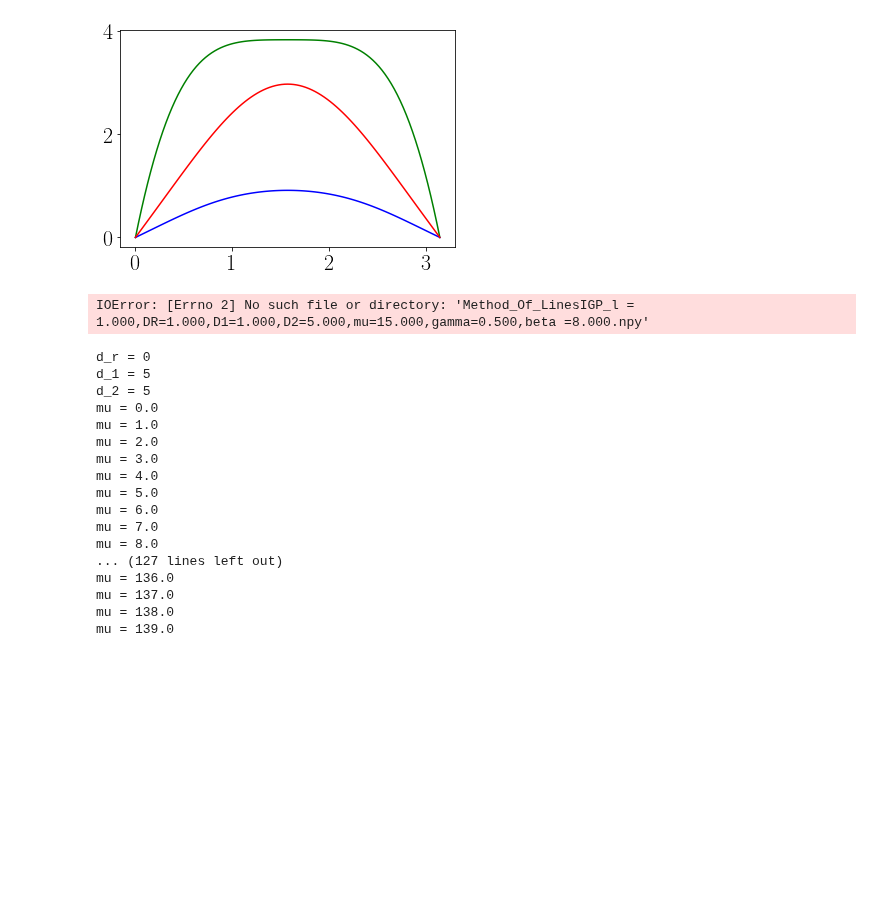
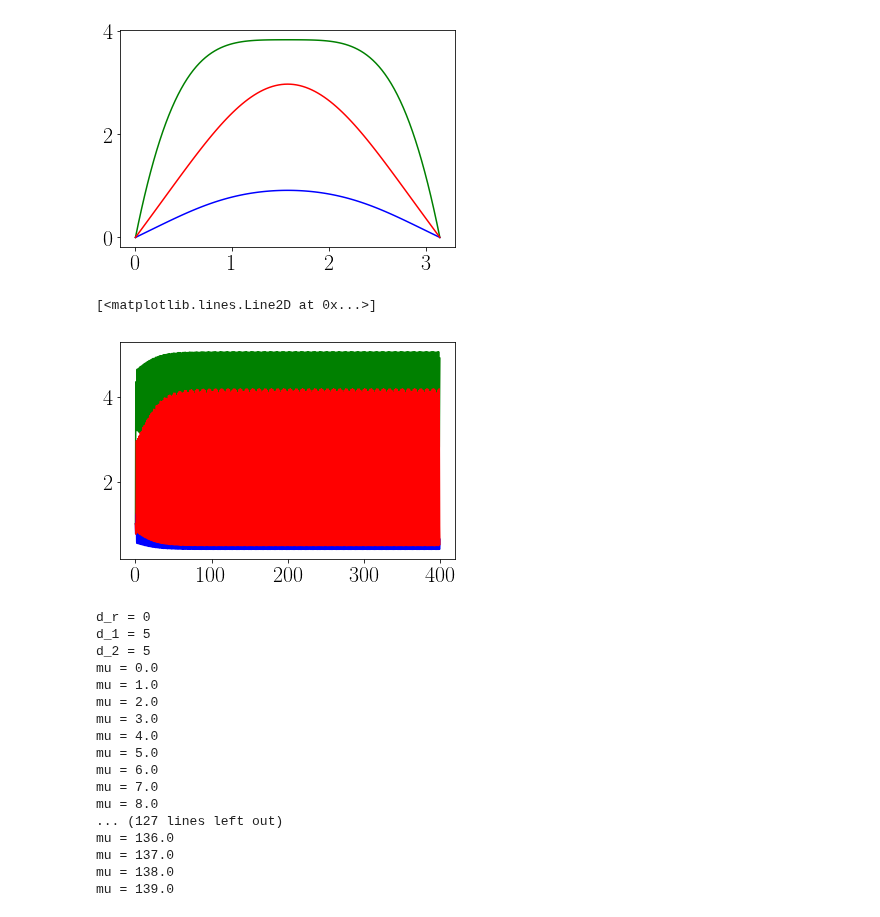
Before and after one commit to reand705/IGP, a Jupyter notebook: Method_Of_LinesIGP.ipynb, the cells around one changed output. Saved outputs shown, nothing was run; the diff lists cells and outputs as text; code cells hidden in the pictures; blank space fills up the shorter version.

```diff
--- a/Method_Of_LinesIGP.ipynb
+++ b/Method_Of_LinesIGP.ipynb
@@ -262,26 +262,27 @@ plt.plot(x,C2[0:M,-10],color = 'red')
 # %%
 #centro do patch no tempo (ver se a população está constante mesmo,por exemplo)
 DR = 1.0
 D1 = 1.0
 D2 = 5.0
-l = 1.0
+l = 0.5 + 30*0.0125
 alpha = 1.0
 beta = 8
 gamma = 0.5
 phi = 1.0
 mu = 15
 
 sol = np.load('Method_Of_LinesIGP_l = %.3f,DR=%.3f,D1=%.3f,D2=%.3f,mu=%.3f,gamma=%.3f,beta =%.3f.npy'
         % (l,DR,D1,D2,mu,gamma,beta))
 
 R = np.transpose(sol[:,0:M])
 C1 = np.transpose(sol[:,M:2*M])
 C2 = np.transpose(sol[:,2*M:])
-plt.plot(t[-100:],R[M/2,-100:],color = 'green')
-plt.plot(t[-100:],C1[M/2,-100:],color = 'blue')
-plt.plot(t[-100:],C2[M/2,-100:],color = 'red')
+plt.plot(t[:],R[M/2,:],color = 'green')
+plt.plot(t[:],C1[M/2,:],color = 'blue')
+plt.plot(t[:],C2[M/2,:],color = 'red')
 # %% [output]
-IOError: [Errno 2] No such file or directory: 'Method_Of_LinesIGP_l = 1.000,DR=1.000,D1=1.000,D2=5.000,mu=15.000,gamma=0.500,beta =8.000.npy'
+[<matplotlib.lines.Line2D at 0x...>]
+[figure, added]
 # %%
 #Faça para vários dR, d1, d2, mu
 DR = [0]
```
Also changed, not shown: parts of 2 cells of this notebook, 2 other files.
